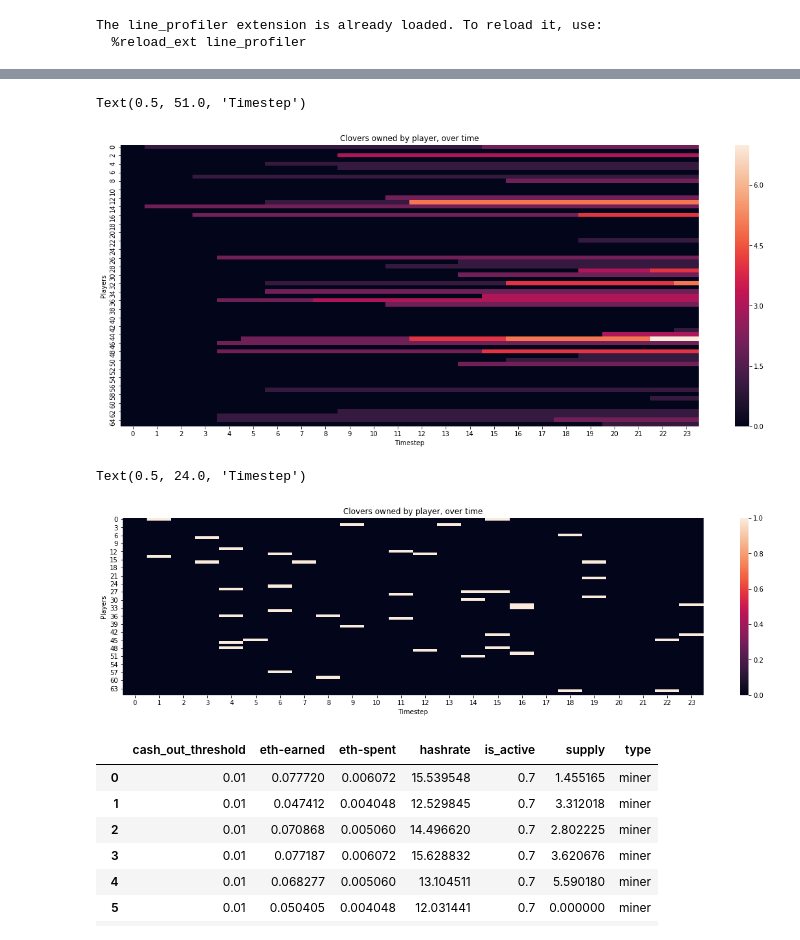
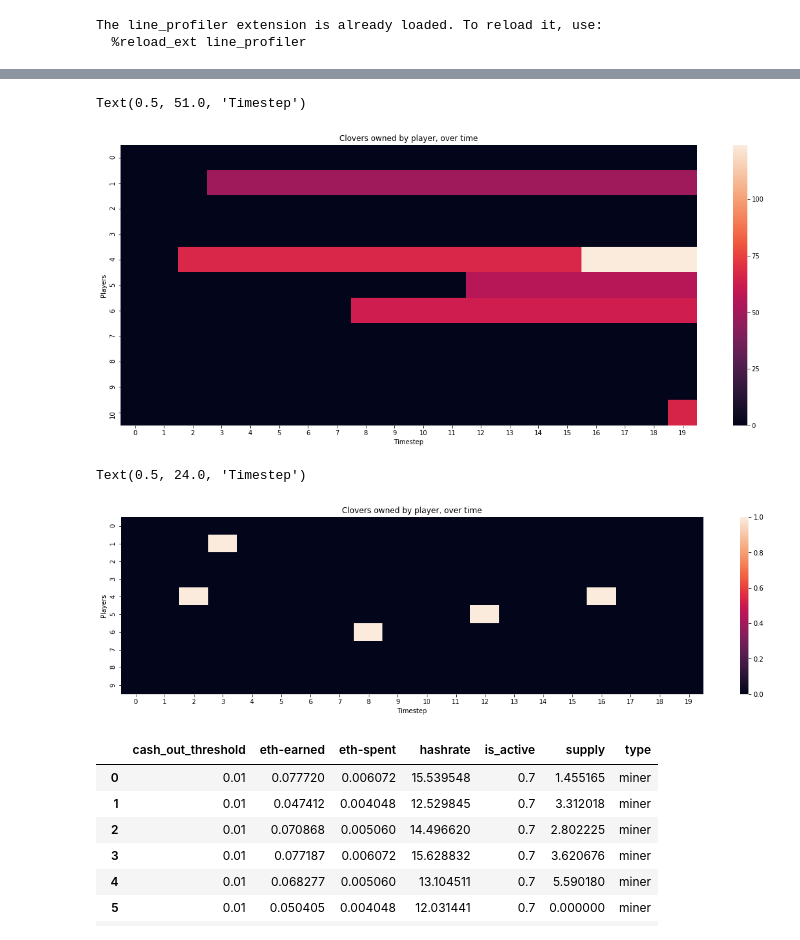
Before and after one commit to clovers-network/clovers-cadCAD, a Jupyter notebook: src/Clovers.network.ipynb, the cells around one changed output, grey strips where cells are left out. Saved outputs shown, nothing was run; the diff lists cells and outputs as text; code cells hidden in the pictures.

Commit message:
variable poolsize of players and miners

```diff
--- a/src/Clovers.network.ipynb
+++ b/src/Clovers.network.ipynb
@@ -49,7 +49,7 @@ params = {
 }
 
 
-num_timesteps = 24 * 7
+num_timesteps = 20
 simulation_parameters = {
     'T': range(num_timesteps),
     'N': num_runs,
@@ -65,6 +65,14 @@ initialized_conditions = utils.initialize(market_settings, initial_conditions)
 # the user specifies if state update functions will be run in series or in parallel
 # and the policy functions that will be evaluated in that block
 partial_state_update_blocks = [
+    {
+        'policies': { # The following policy functions will be evaluated and their returns will be passed to the state update functions
+            'participantPool': policies.participant_pool_policy
+        },
+        'variables': { # The following state variables will be updated simultaneously
+            's': state_updates.update_participant_pool
+        }
+    },
     {
         'policies': { # The following policy functions will be evaluated and their returns will be passed to the state update functions
             'minerPolicy': policies.miner_policy
@@ -174,0 +187,9 @@ Wall time: 280 ms
+# %%
+_s = raw_result.pop()['s']
+_g = _s['network']
+def make_clover(cloverId):
+    clover = _g.node[cloverId]
+    clover['_id'] = cloverId
+    return clover
+clover_df = pd.DataFrame(map(make_clover, _s['clovers']))
+pd.concat([clover_df.head(5), clover_df.tail(5)])
@@ -327,44 +350,47 @@ for row_idx in range(0,num_runs):
 # %%
-players = utils.get_nodes_by_type(raw_result[1]['s'], 'player')
-
+players = utils.get_nodes_by_type(raw_result[-1]['s'], 'player')
 affinities = np.empty((len(players), num_timesteps))
+# print("affinities", affinities)
 substeps = len(partial_state_update_blocks)
-
-for i_ind in players:
+for i_ind in range(len(players)):
+    nodeId = players[i_ind]
     for j_ind in range(num_timesteps):
         g = raw_result[j_ind*substeps]['s']['network']
         # this line below sets the value to determine the color
         # for a given player/timestep combination
         # len(list(g.successors(i_ind))) => owned clovers by this user
-        affinities[i_ind][j_ind] = len(list(g.successors(i_ind)))
+        if g.has_node(nodeId):
+            affinities[i_ind][j_ind] = len(list(g.successors(nodeId)))
 
 dims = (20, 8)
 # adjust the dimensions
 
 fig, ax = plt.subplots(figsize=dims)
 
 sns.heatmap(affinities,
             cbar=True, ax=ax)
 
 plt.title('Clovers owned by player, over time')
 plt.ylabel('Players')
 plt.xlabel('Timestep')
 # %% [output]
 Text(0.5, 51.0, 'Timestep')
-[figure, old version]
+[figure, new version]
 # %%
 players = utils.get_nodes_by_type(raw_result[1]['s'], 'player')
 
 affinities = np.empty((len(players), num_timesteps))
 substeps = len(partial_state_update_blocks)
 
-for i_ind in players:
+for i_ind in range(len(players)):
+    playerId = players[i_ind]
     for j_ind in range(num_timesteps):
         g = raw_result[j_ind*substeps]['s']['network']
         # this line below sets the value to determine the color
         # for a given player/timestep combination
         # len(list(g.successors(i_ind))) => owned clovers by this user
-        affinities[i_ind][j_ind] = g.nodes[i_ind]['is_active']
+        if g.has_node(playerId):
+            affinities[i_ind][j_ind] = g.nodes[playerId]['is_active']
 
 dims = (20, 5)
 
@@ -378,7 +404,7 @@ plt.ylabel('Players')
 plt.xlabel('Timestep')
 # %% [output]
 Text(0.5, 24.0, 'Timestep')
-[figure, old version]
+[figure, new version]
 # %%
 #raw_result
 # %%
```
Also changed, not shown: parts of 10 cells of this notebook, 4 other files.
